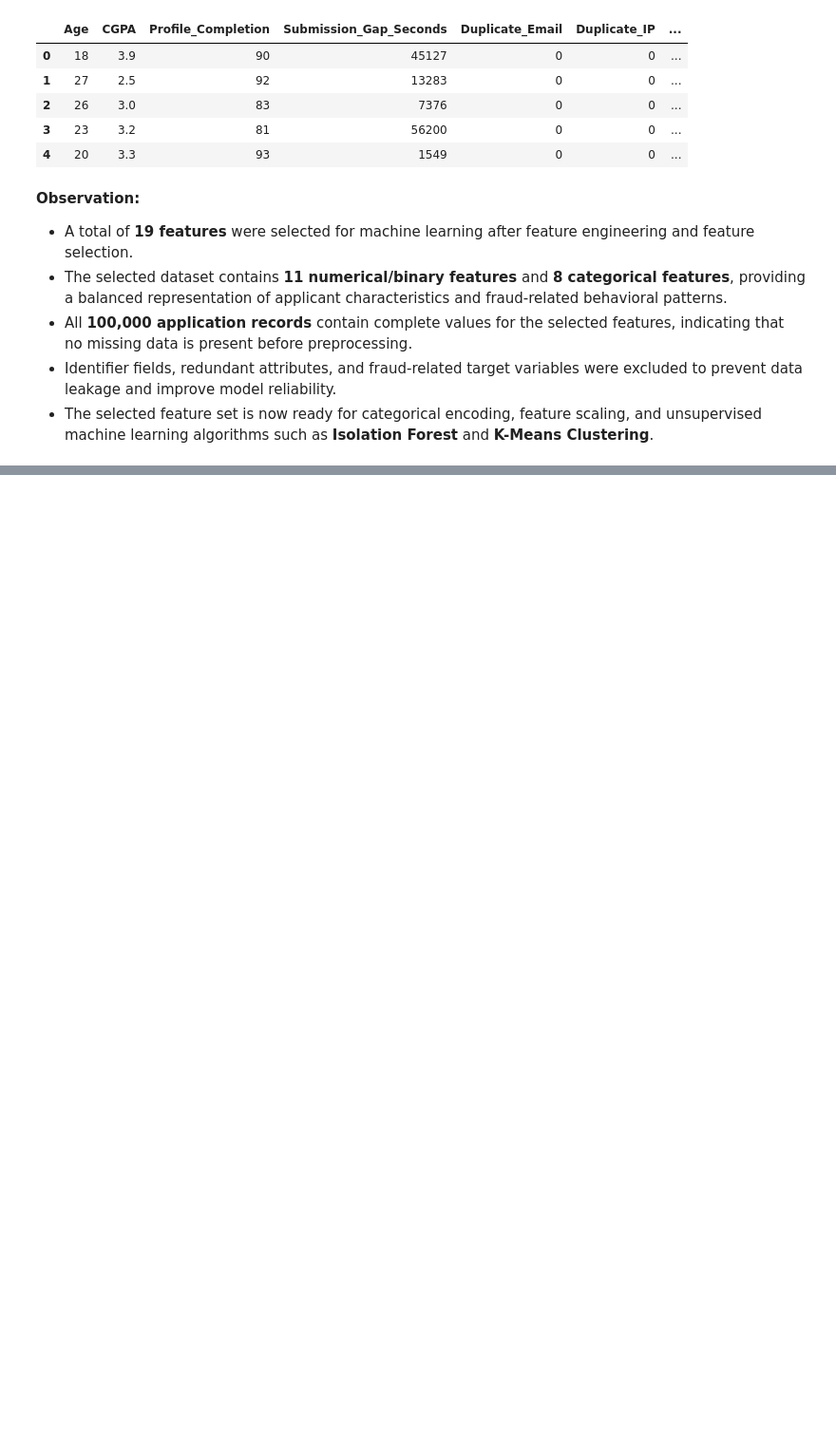
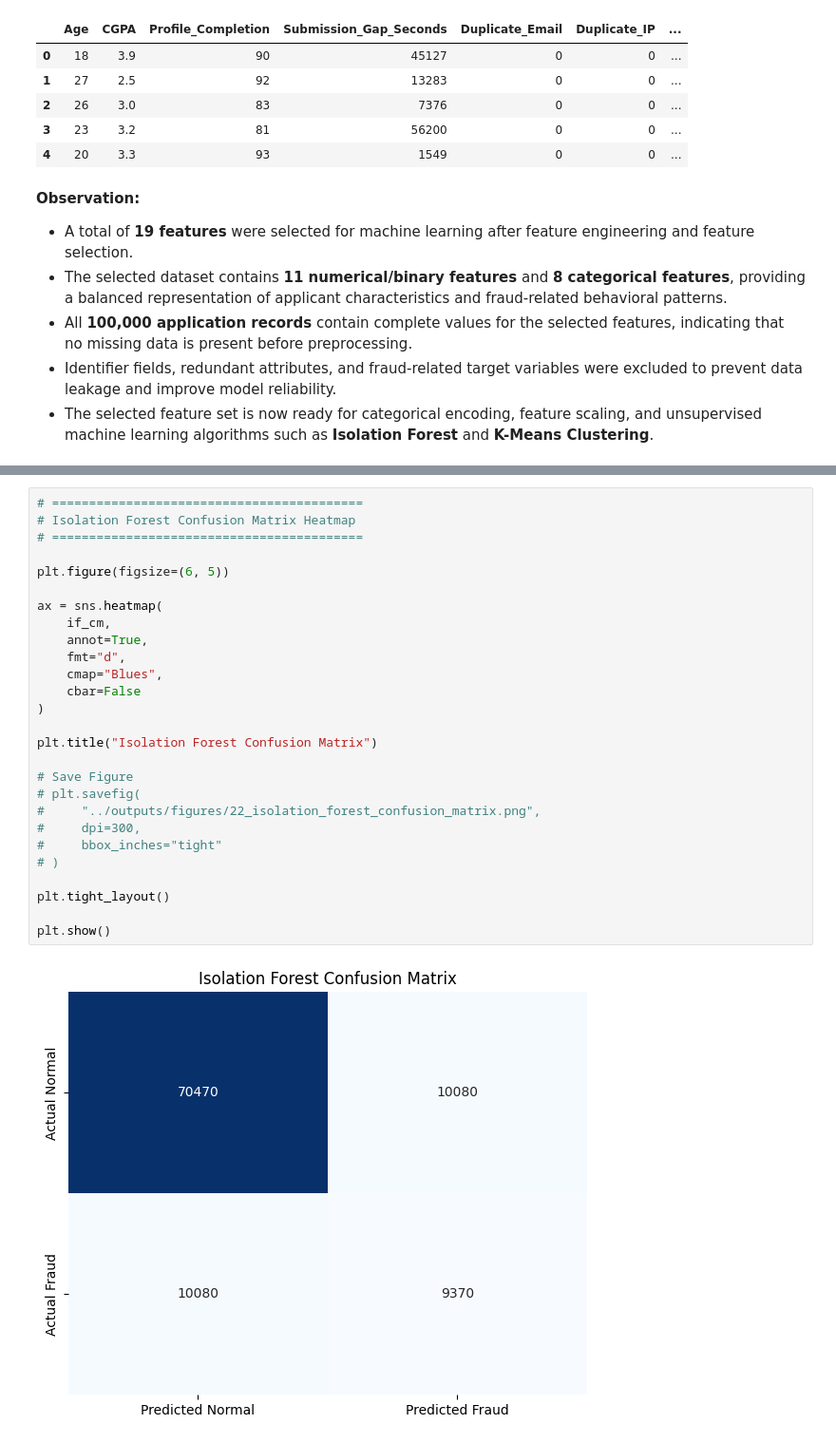
Before and after one commit to huzaifawaheed2/InterneePK-Data-Analyst-Internship, a Jupyter notebook: 03-Fraud-Detection-in-Applications/notebook/Fraud_Detection_in_Applications.ipynb, the cells around one changed output, grey strips where cells are left out. Shown at 95% size. Saved outputs shown, nothing was run; the diff lists cells and outputs as text; blank space fills up the shorter version.

```diff
--- a/03-Fraud-Detection-in-Applications/notebook/Fraud_Detection_in_Applications.ipynb
+++ b/03-Fraud-Detection-in-Applications/notebook/Fraud_Detection_in_Applications.ipynb
@@ -2419,0 +2610,29 @@ plt.show()
+# %%
+# ==========================================
+# Isolation Forest Confusion Matrix Heatmap
+# ==========================================
+
+plt.figure(figsize=(6, 5))
+
+ax = sns.heatmap(
+    if_cm,
+    annot=True,
+    fmt="d",
+    cmap="Blues",
+    cbar=False
+)
+
+plt.title("Isolation Forest Confusion Matrix")
+
+# Save Figure
+# plt.savefig(
+#     "../outputs/figures/22_isolation_forest_confusion_matrix.png",
+#     dpi=300,
+#     bbox_inches="tight"
+# )
+
+plt.tight_layout()
+
+plt.show()
+# %% [output]
+[figure, added]
```
Also changed, not shown: parts of 79 cells of this notebook.
